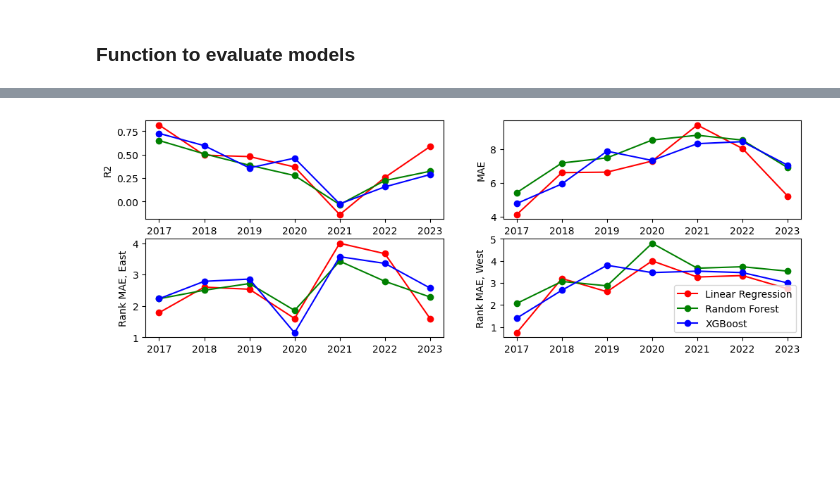
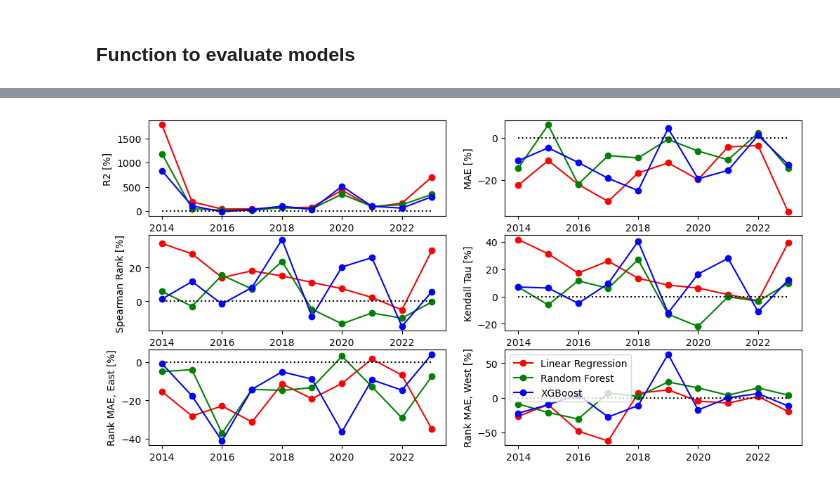
Before and after one commit to martinbog19/balling-on-the-edge, a Jupyter notebook: model_scoring.ipynb, the cells around one changed output, grey strips where cells are left out. Cells and saved outputs as stored; diff of their text form; code cells hidden in the pictures; blank space fills up the shorter version.

Commit message:
linear models & model scoring

```diff
--- a/model_scoring.ipynb
+++ b/model_scoring.ipynb
@@ -64,6 +85,21 @@ def evaluate_model(path, years) :
 # %%
-years = np.arange(2017, 2024)
+years = np.arange(2014, 2024)
 # %%
-res_lr = evaluate_model('data/pred_test_LR.csv', years)
-res_rf = evaluate_model('data/pred_test_RF.csv', years)
-res_xgb = evaluate_model('data/pred_test_XGB.csv', years)
+res_lr, avg_lr = evaluate_model('data/pred_test_LR.csv', years)
+res_lr_pca, avg_lr_pca = evaluate_model('data/pred_test_LR_PCA.csv', years)
+res_rf, avg_rf = evaluate_model('data/pred_test_RF.csv', years)
+res_xgb, avg_xgb = evaluate_model('data/pred_test_XGB.csv', years)
+res_baseline, avg_baseline = evaluate_model('data/pred_test_baseline.csv', years)
+# %%
+fig, axs = plt.subplots(3, 2, figsize = (12, 6)); axs = axs.flatten()
+
+for j, (ax, ttl) in enumerate(zip(axs, ['R2', 'MAE', 'Spearman Rank', 'Kendall Tau', 'Rank MAE, East', 'Rank MAE, West'])) :
+    ax.plot(years, res_lr[:,j], 'r-o', label = 'Linear Regression')
+    ax.plot(years, res_lr_pca[:,j], 'y-o', label = 'Linear Regression with PCA')
+    ax.plot(years, res_rf[:,j], 'g-o', label = 'Random Forest')
+    ax.plot(years, res_xgb[:,j], 'b-o', label = 'XGBoost')
+    ax.plot(years, res_baseline[:,j], 'k-o', label = 'Baseline')
+    ax.set_ylabel(ttl)
+
+plt.legend()
+plt.show()
@@ -70,13 +108,18 @@ res_xgb = evaluate_model('data/pred_test_XGB.csv', years)
+# %%
+pct_lr = 100 * (res_lr - res_baseline) / np.abs(res_baseline)
+pct_rf = 100 * (res_rf - res_baseline) / np.abs(res_baseline)
+pct_xgb = 100 * (res_xgb - res_baseline) / np.abs(res_baseline)
 # %%
-fig, axs = plt.subplots(2, 2, figsize = (12, 4)); axs = axs.flatten()
+fig, axs = plt.subplots(3, 2, figsize = (12, 6)); axs = axs.flatten()
 
-for j, (ax, ttl) in enumerate(zip(axs, ['R2', 'MAE', 'Rank MAE, East', 'Rank MAE, West'])) :
-    ax.plot(years, res_lr[:,j], 'r-o', label = 'Linear Regression')
-    ax.plot(years, res_rf[:,j], 'g-o', label = 'Random Forest')
-    ax.plot(years, res_xgb[:,j], 'b-o', label = 'XGBoost')
-    ax.set_ylabel(ttl)
+for j, (ax, ttl) in enumerate(zip(axs, ['R2', 'MAE', 'Spearman Rank', 'Kendall Tau', 'Rank MAE, East', 'Rank MAE, West'])) :
+    ax.plot(years, pct_lr[:,j], 'r-o', label = 'Linear Regression')
+    ax.plot(years, pct_rf[:,j], 'g-o', label = 'Random Forest')
+    ax.plot(years, pct_xgb[:,j], 'b-o', label = 'XGBoost')
+    ax.plot(years, [0.0] * len(years), 'k:')
+    ax.set_ylabel(f'{ttl} [%]')
 
 plt.legend()
 plt.show()
 # %% [output]
-[figure, old version]
+[figure, new version]
```
Also changed, not shown: parts of 7 cells of this notebook, 3 other files.
